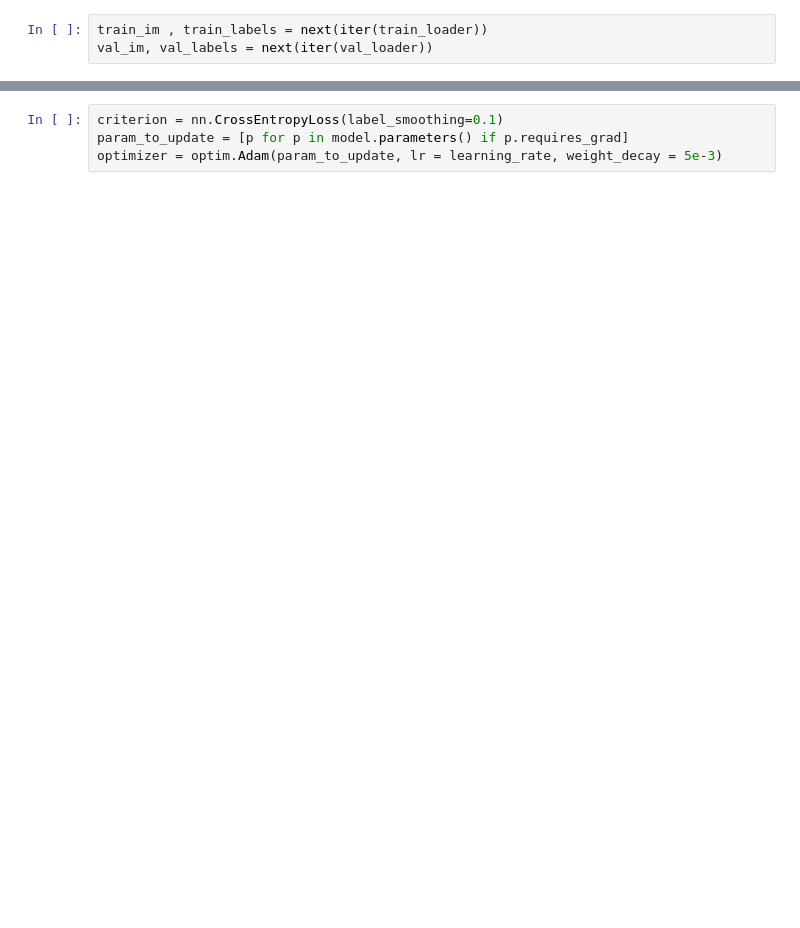
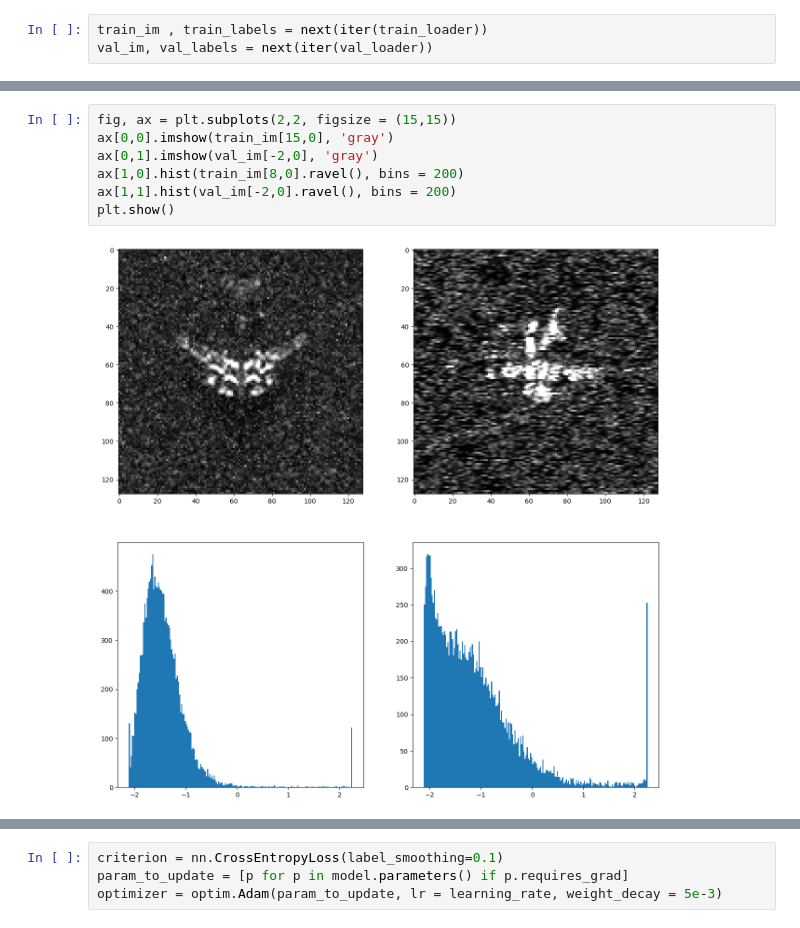
Before and after one commit to kanishk-galaxeye/Train_morpheus, a Jupyter notebook: train_bomber_fighter_helicopter.ipynb, the cells around one changed output, grey strips where cells are left out. Cells and saved outputs as stored; diff of their text form; blank space fills up the shorter version.

```diff
--- a/train_bomber_fighter_helicopter.ipynb
+++ b/train_bomber_fighter_helicopter.ipynb
@@ -192,3 +225,12 @@ plt.show()
+# %%
+fig, ax = plt.subplots(2,2, figsize = (15,15))
+ax[0,0].imshow(train_im[15,0], 'gray')
+ax[0,1].imshow(val_im[-2,0], 'gray')
+ax[1,0].hist(train_im[8,0].ravel(), bins = 200)
+ax[1,1].hist(val_im[-2,0].ravel(), bins = 200)
+plt.show()
+# %% [output]
+[figure, added]
 # %%
 # defining the model
 
```
Also changed, not shown: parts of 8 cells of this notebook, 5 other files.
